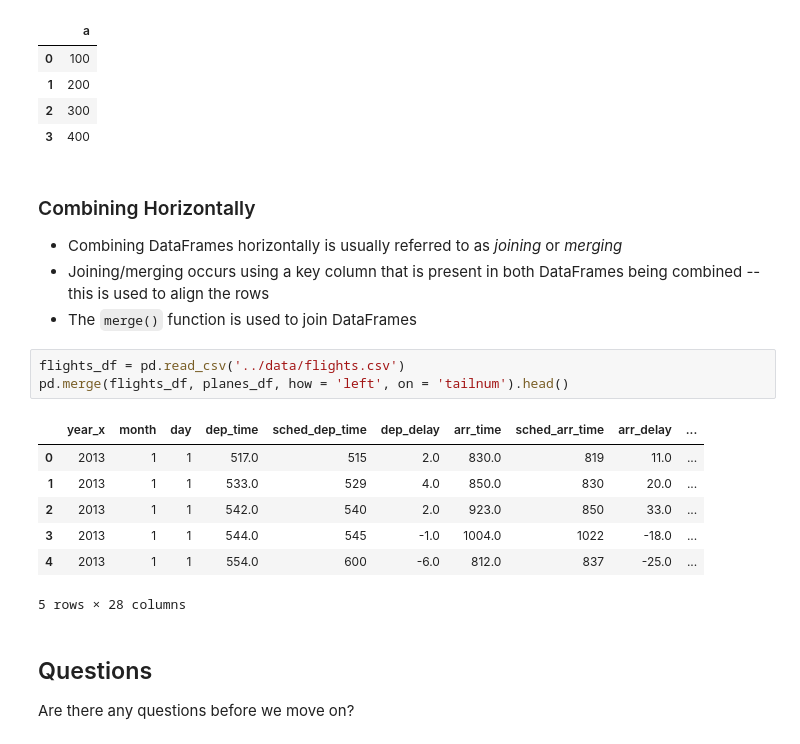
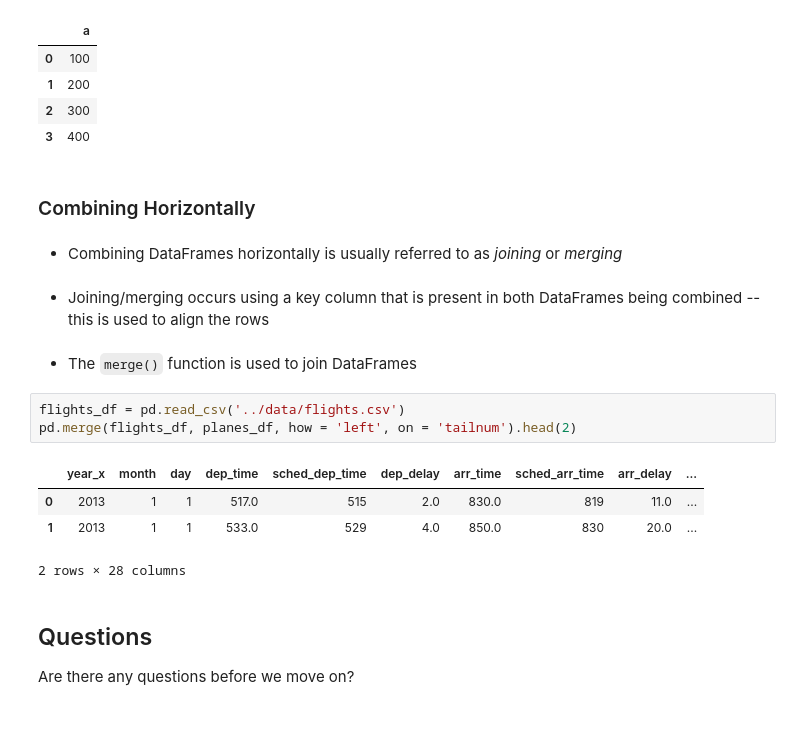
Before and after one commit to uc-python/intermediate-python-datasci, a Jupyter notebook: notebooks/01-Setting_the_Stage.ipynb, the cells around one changed output. Drawn from its saved outputs; the diff is of its cells as text.

```diff
--- a/notebooks/01-Setting_the_Stage.ipynb
+++ b/notebooks/01-Setting_the_Stage.ipynb
@@ -292,23 +305,22 @@ pd.concat([df_1, df_2]).reset_index(drop = True)
 | 1 | 200 |
 | 2 | 300 |
 | 3 | 400 |
+# %% [markdown]
+### Combining Horizontally
+# %% [markdown]
+* Combining DataFrames horizontally is usually referred to as *joining* or *merging*
 # %% [markdown]
-### Combining Horizontally
-
-* Combining DataFrames horizontally is usually referred to as *joining* or *merging*
 * Joining/merging occurs using a key column that is present in both DataFrames being combined -- this is used to align the rows
-* The `merge()` function is used to join DataFrames
+# %% [markdown]
+* The `merge()` function is used to join DataFrames
 # %%
 flights_df = pd.read_csv('../data/flights.csv')
-pd.merge(flights_df, planes_df, how = 'left', on = 'tailnum').head()
+pd.merge(flights_df, planes_df, how = 'left', on = 'tailnum').head(2)
 # %% [output]
 |  | year_x | month | day | dep_time | sched_dep_time | dep_delay | arr_time | sched_arr_time | arr_delay | ... |
 | 0 | 2013 | 1 | 1 | 517.0 | 515 | 2.0 | 830.0 | 819 | 11.0 | ... |
 | 1 | 2013 | 1 | 1 | 533.0 | 529 | 4.0 | 850.0 | 830 | 20.0 | ... |
-| 2 | 2013 | 1 | 1 | 542.0 | 540 | 2.0 | 923.0 | 850 | 33.0 | ... |
-| 3 | 2013 | 1 | 1 | 544.0 | 545 | -1.0 | 1004.0 | 1022 | -18.0 | ... |
-| 4 | 2013 | 1 | 1 | 554.0 | 600 | -6.0 | 812.0 | 837 | -25.0 | ... |
-5 rows × 28 columns
+2 rows × 28 columns
 # %% [markdown]
 ## Questions
 
```
Also changed, not shown: parts of 68 cells of this notebook.
